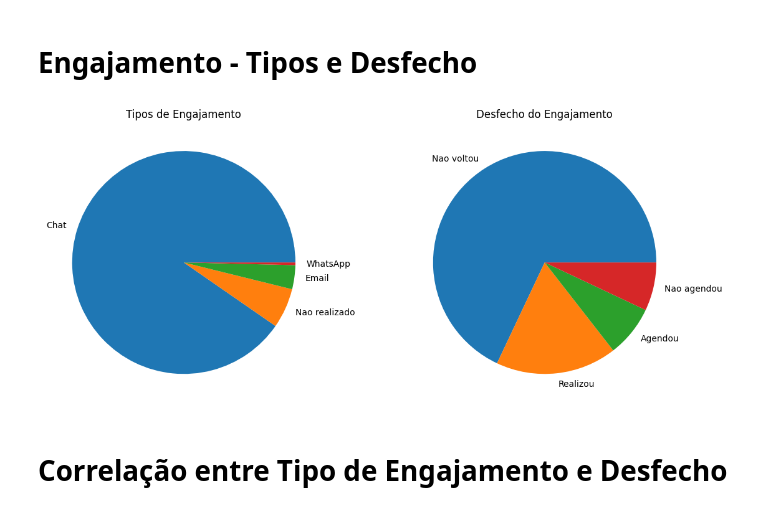
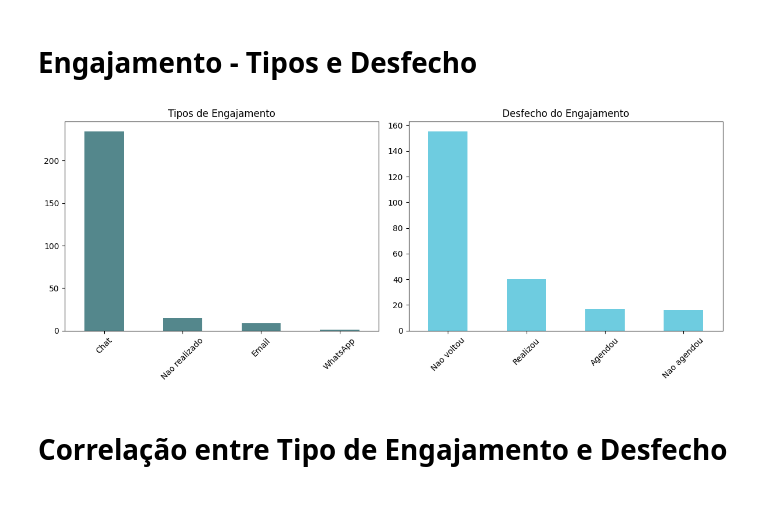
Before and after one commit to GARTosto/fluanutricaojob1, a Jupyter notebook: Flua_job1_analises.ipynb, the cells around one changed output. Drawn from its saved outputs; the diff is of its cells as text; code cells hidden in the pictures.

```diff
--- a/Flua_job1_analises.ipynb
+++ b/Flua_job1_analises.ipynb
@@ -175,31 +221,34 @@ plt.show()
 # %%
 # Cria a figura e os eixos
 fig, axs = plt.subplots(1, 2, figsize=(12, 5))  # 1 linha, 2 colunas
 
 # Gráfico 1 - Tipo de Engajamento
 df_b1['ENGAJAMENTO_STATUS_RC'].value_counts().plot(
-    kind='pie',
-    ax=axs[0]
+    kind='bar',
+    ax=axs[0],
+    color='#54878c'
 )
 axs[0].set_title('Tipos de Engajamento')
 axs[0].set_xlabel('')
 axs[0].set_ylabel('')
+axs[0].tick_params(axis='x', rotation=45)  # Rotaciona os rótulos do eixo x para melhor legibilidade
 
 # Gráfico 2 - Desfecho do Engajamento
 df_b1['ENGAJAMENTO_DESFECHO_RC'].value_counts().plot(
-    kind='pie',
-    ax=axs[1]
+    kind='bar',
+    ax=axs[1],
+    color='#6ecce0'
 )
 axs[1].set_title('Desfecho do Engajamento')
 axs[1].set_xlabel('')
 axs[1].set_ylabel('')
-
+axs[1].tick_params(axis='x', rotation=45)
 
 # Ajusta layout para não sobrepor
 plt.tight_layout()
 plt.show()
 # %% [output]
-[figure, old version]
+[figure, new version]
 # %% [markdown]
 # Correlação entre Tipo de Engajamento e Desfecho
 # %%
```
Also changed, not shown: parts of 5 cells of this notebook, 1 other file.
